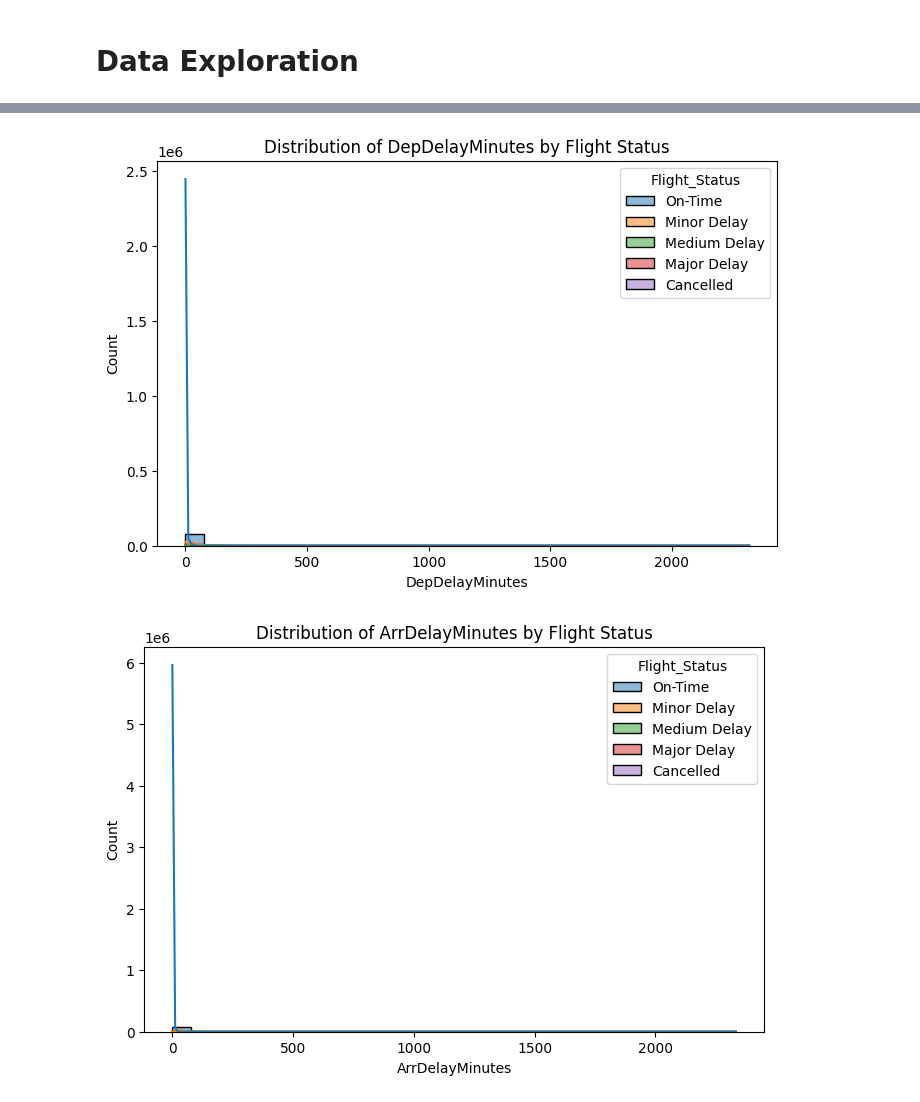
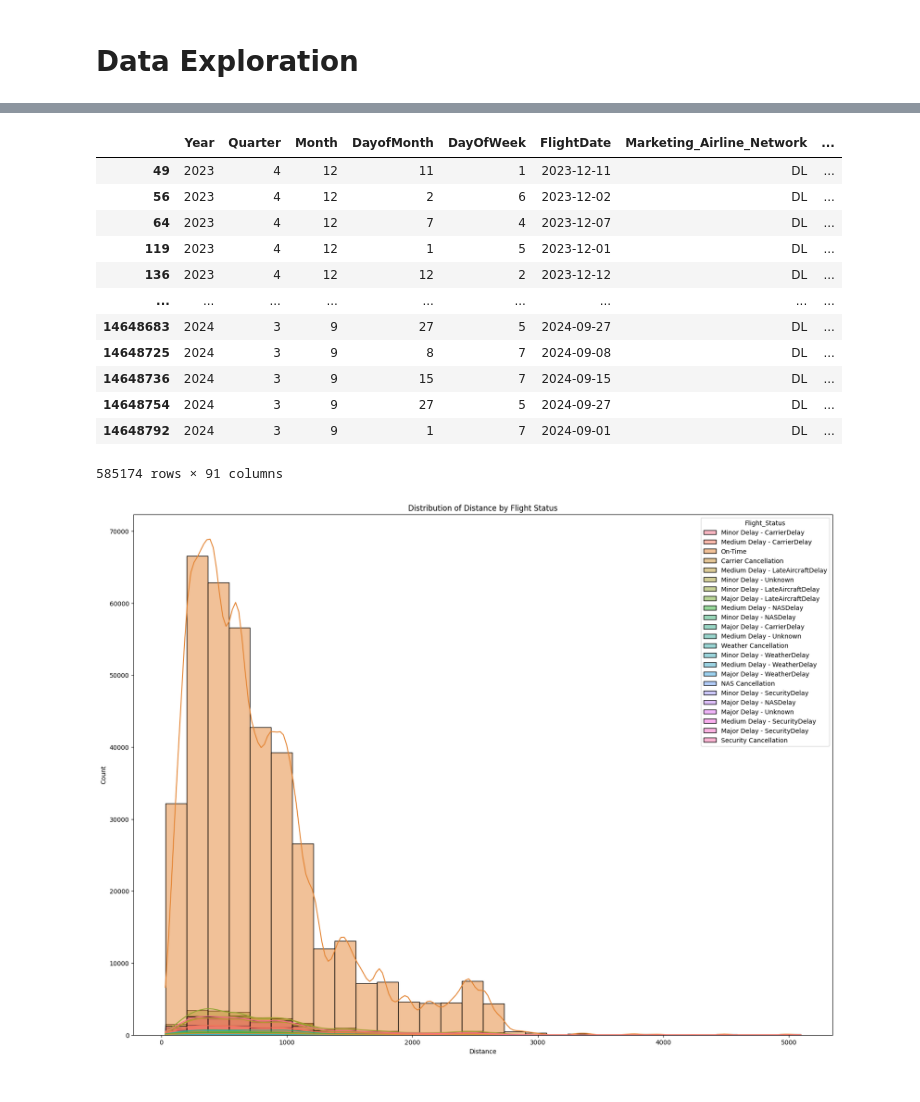
Before and after one commit to denibravo/NeuralNetworkProject, a Jupyter notebook: Delayed.ipynb, the cells around one changed output, grey strips where cells are left out. Saved outputs shown, nothing was run; the diff lists cells and outputs as text; code cells hidden in the pictures.

```diff
--- a/Delayed.ipynb
+++ b/Delayed.ipynb
@@ -453,0 +514,3 @@ Dropped 176807 international flights.
+# %%
+# Load the parquet file
+flight_data = load_parquet("./data/flight_data.parquet")
@@ -538,7 +574,7 @@ train_data
 # %%
 # Feature table analysis needed???
 # Down sampling for now to make the model run faster, will be removed later
-train_data = train_data.sample(n=100000, random_state=42)
-train_data
+data = train_data.sample(n=500000, random_state=42)
+data
 # %% [output]
 |  | Year | Quarter | Month | DayofMonth | DayOfWeek | FlightDate | Marketing_Airline_Network | ... |
@@ -557,9 +593,25 @@ train_data
+# %%
+unknown_status = flight_data[flight_data['Flight_Status'].str.contains("Unknown", na=False)]
+unknown_status
+# %% [output]
+|  | Year | Quarter | Month | DayofMonth | DayOfWeek | FlightDate | Marketing_Airline_Network | ... |
+| 49 | 2023 | 4 | 12 | 11 | 1 | 2023-12-11 | DL | ... |
+| 56 | 2023 | 4 | 12 | 2 | 6 | 2023-12-02 | DL | ... |
+| 64 | 2023 | 4 | 12 | 7 | 4 | 2023-12-07 | DL | ... |
+| 119 | 2023 | 4 | 12 | 1 | 5 | 2023-12-01 | DL | ... |
+| 136 | 2023 | 4 | 12 | 12 | 2 | 2023-12-12 | DL | ... |
+| ... | ... | ... | ... | ... | ... | ... | ... | ... |
+| 14648683 | 2024 | 3 | 9 | 27 | 5 | 2024-09-27 | DL | ... |
+| 14648725 | 2024 | 3 | 9 | 8 | 7 | 2024-09-08 | DL | ... |
+| 14648736 | 2024 | 3 | 9 | 15 | 7 | 2024-09-15 | DL | ... |
+| 14648754 | 2024 | 3 | 9 | 27 | 5 | 2024-09-27 | DL | ... |
+| 14648792 | 2024 | 3 | 9 | 1 | 7 | 2024-09-01 | DL | ... |
+585174 rows × 91 columns
 # %%
-for col in ["DepDelayMinutes", "ArrDelayMinutes", "Distance", "Aircraft_Age"]:
-    plt.figure(figsize=(8,5))
-    sns.histplot(data=train_data, x=col, hue="Flight_Status", kde=True, bins=30)
+for col in ["Distance"]:
+    plt.figure(figsize=(20,15))
+    sns.histplot(data=data, x=col, hue="Flight_Status", kde=True, bins=30)
     plt.title(f"Distribution of {col} by Flight Status")
     plt.show()
 # %% [output]
-[figure, old version]
+[figure, new version]
-[figure, removed]
```
Also changed, not shown: parts of 9 cells of this notebook, 1 other file.
